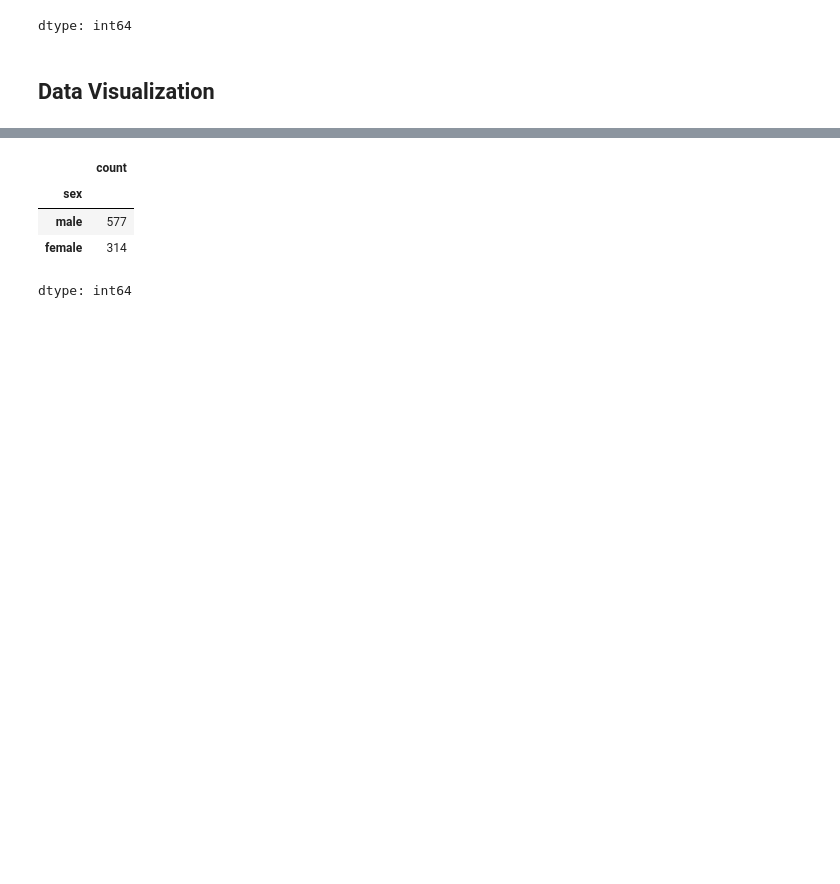
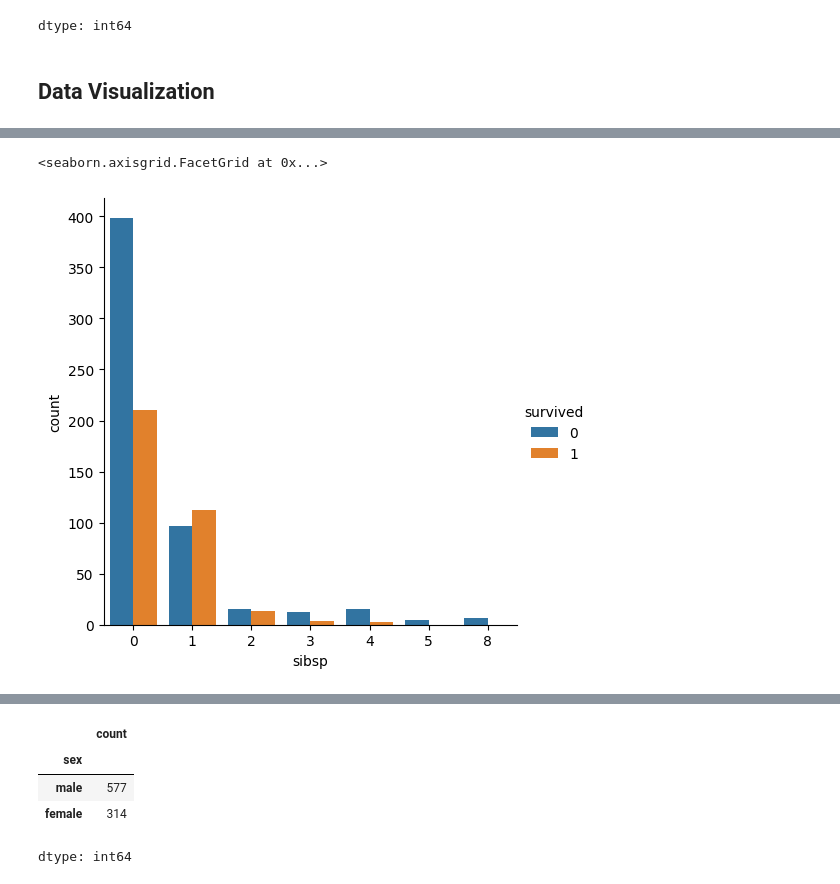
Before and after one commit to AfsanehShamsaddini/Titanic_Survival_Prediction, a Jupyter notebook: Titanic_Survival_Prediction.ipynb, the cells around one changed output, grey strips where cells are left out. Saved outputs shown, nothing was run; the diff lists cells and outputs as text; code cells hidden in the pictures; blank space fills up the shorter version.

```diff
--- a/Titanic_Survival_Prediction.ipynb
+++ b/Titanic_Survival_Prediction.ipynb
@@ -289,0 +332,10 @@ sns.countplot(x='survived', data=titanic_data, hue= 'survived')
+# %%
+sns.catplot(
+    data=titanic_data,
+    x='sibsp',
+    hue='survived',
+    kind='count',
+)
+# %% [output]
+<seaborn.axisgrid.FacetGrid at 0x...>
+[figure, added]
```
Also changed, not shown: parts of 15 cells of this notebook.
